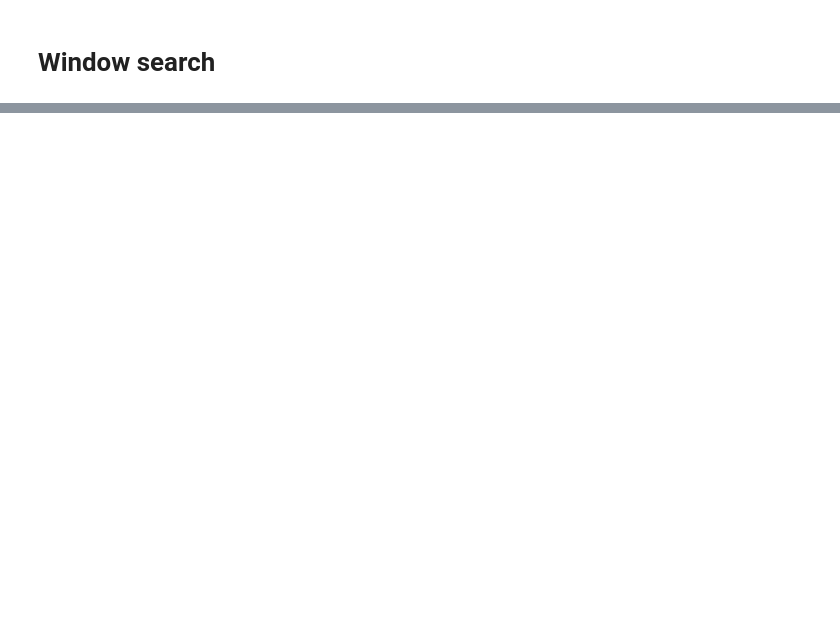
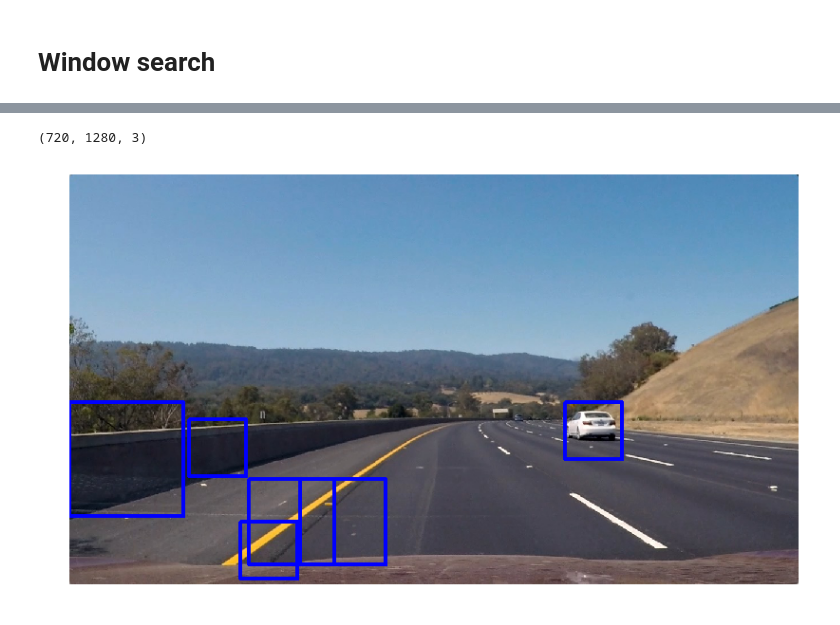
Before and after one commit to ramseykhalaf/CarND-Vehicle-Detection, a Jupyter notebook: vehicle_detection.ipynb, the cells around one changed output, grey strips where cells are left out. Saved outputs shown, nothing was run; the diff lists cells and outputs as text; code cells hidden in the pictures; blank space fills up the shorter version.

```diff
--- a/vehicle_detection.ipynb
+++ b/vehicle_detection.ipynb
@@ -335,0 +454,30 @@ Grid scores on development set:
+# %%
+def image_to_locations(image):
+    width = 1280
+    height = 720
+    start_height = 400
+    window_step_frac = 0.3
+    model_size = 64
+
+    locations = []
+    for window_size in [100, 150, 200]:
+        window_step = round(window_size * window_step_frac)
+        for y in range(start_height, height-window_size, window_step):
+            for x in range(0, width-window_size, window_step):
+
+                window_pixels = image[y:y+window_size, x:x+window_size, :]
+                if is_car(window_pixels):
+                    locations.append(
+                        ((x, y), (x+window_size, y+window_size))
+                    )
+    return locations
+
+test3 = plt.imread('test_images/test3.jpg')
+print(test3.shape)
+
+locations = image_to_locations(test3)
+image_with_car_boxes = draw_boxes(test3, locations)
+draw_side_by_side(image_with_car_boxes)
+# %% [output]
+(720, 1280, 3)
+[figure, added]
```
Also changed, not shown: parts of 20 cells of this notebook.
